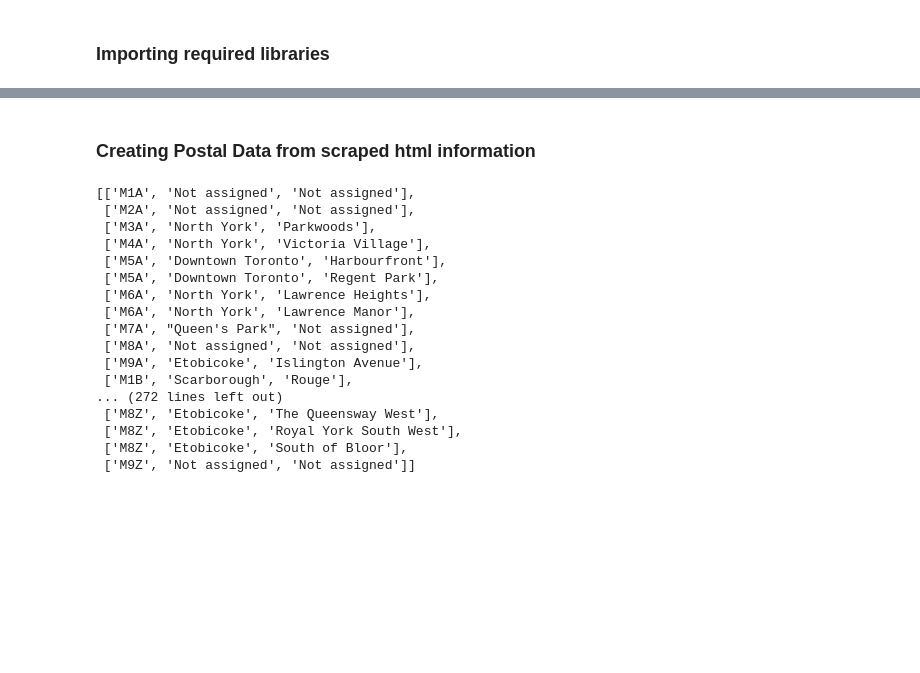
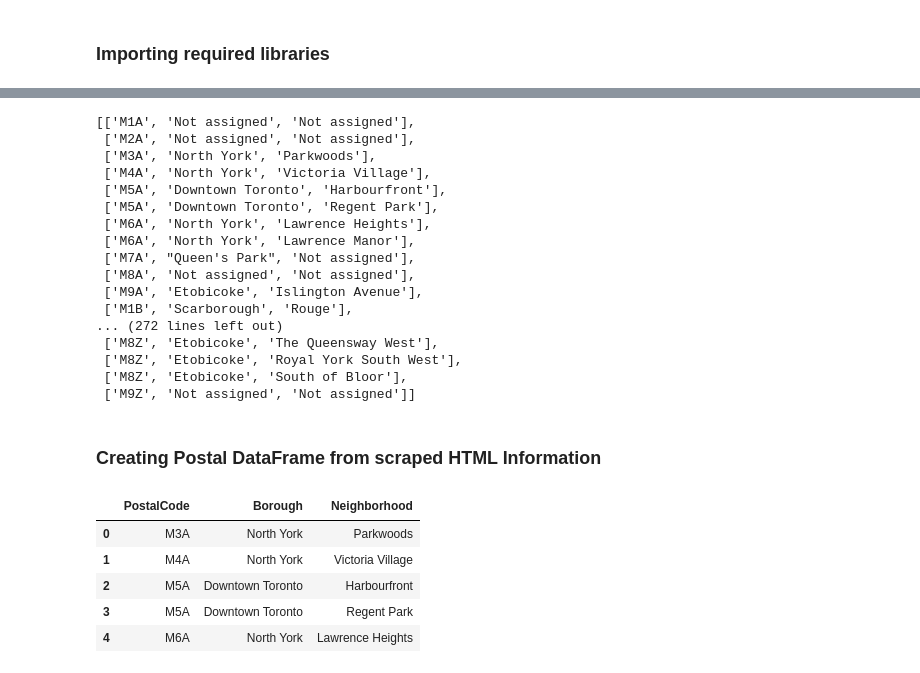
Before and after one commit to abhuday-singh/coursera-capstone, a Jupyter notebook: Neighborhoods_in_Toronto.ipynb, the cells around one changed output, grey strips where cells are left out. Cells and saved outputs as stored; diff of their text form; code cells hidden in the pictures; blank space fills up the shorter version.

```diff
--- a/Neighborhoods_in_Toronto.ipynb
+++ b/Neighborhoods_in_Toronto.ipynb
@@ -55,28 +12,42 @@ raw_data
+# %%
+raw_data = soup.body.find(class_='wikitable sortable')
+postal_data = []
+for rows in raw_data.find_all('tr'):
+    if(rows.find('td')):
+        cols = rows.find_all('td')
+        cols = [item.text.strip() for item in cols]
+        postal_data.append(cols)
+
+postal_data
+# %% [output]
+[['M1A', 'Not assigned', 'Not assigned'],
+ ['M2A', 'Not assigned', 'Not assigned'],
+ ['M3A', 'North York', 'Parkwoods'],
+ ['M4A', 'North York', 'Victoria Village'],
+ ['M5A', 'Downtown Toronto', 'Harbourfront'],
+ ['M5A', 'Downtown Toronto', 'Regent Park'],
+ ['M6A', 'North York', 'Lawrence Heights'],
+ ['M6A', 'North York', 'Lawrence Manor'],
+ ['M7A', "Queen's Park", 'Not assigned'],
+ ['M8A', 'Not assigned', 'Not assigned'],
+ ['M9A', 'Etobicoke', 'Islington Avenue'],
+ ['M1B', 'Scarborough', 'Rouge'],
+... (272 lines left out)
+ ['M8Z', 'Etobicoke', 'The Queensway West'],
+ ['M8Z', 'Etobicoke', 'Royal York South West'],
+ ['M8Z', 'Etobicoke', 'South of Bloor'],
+ ['M9Z', 'Not assigned', 'Not assigned']]
 # %% [markdown]
-###  Creating Postal Data from scraped html information
+###  Creating Postal DataFrame from scraped HTML Information
-# %%
-postal_data = []
-for rows in raw_data.find_all('tr'):
-    if(rows.find('td')):
-        cols = rows.find_all('td')
-        cols = [item.text.strip() for item in cols]
-        postal_data.append(cols)
-postal_data
-# %% [output]
-[['M1A', 'Not assigned', 'Not assigned'],
- ['M2A', 'Not assigned', 'Not assigned'],
- ['M3A', 'North York', 'Parkwoods'],
- ['M4A', 'North York', 'Victoria Village'],
- ['M5A', 'Downtown Toronto', 'Harbourfront'],
- ['M5A', 'Downtown Toronto', 'Regent Park'],
- ['M6A', 'North York', 'Lawrence Heights'],
- ['M6A', 'North York', 'Lawrence Manor'],
- ['M7A', "Queen's Park", 'Not assigned'],
- ['M8A', 'Not assigned', 'Not assigned'],
- ['M9A', 'Etobicoke', 'Islington Avenue'],
- ['M1B', 'Scarborough', 'Rouge'],
-... (272 lines left out)
- ['M8Z', 'Etobicoke', 'The Queensway West'],
- ['M8Z', 'Etobicoke', 'Royal York South West'],
- ['M8Z', 'Etobicoke', 'South of Bloor'],
- ['M9Z', 'Not assigned', 'Not assigned']]
+# %%
+df = pd.DataFrame(postal_data, columns=['PostalCode','Borough','Neighborhood'])
+df = df[df.Borough != 'Not assigned'].reset_index(drop=True)
+df.Neighborhood[df.Neighborhood == "Not assigned"] = df.Borough[df.Neighborhood == "Not assigned"]
+df.head()
+# %% [output]
+|  | PostalCode | Borough | Neighborhood |
+| 0 | M3A | North York | Parkwoods |
+| 1 | M4A | North York | Victoria Village |
+| 2 | M5A | Downtown Toronto | Harbourfront |
+| 3 | M5A | Downtown Toronto | Regent Park |
+| 4 | M6A | North York | Lawrence Heights |
```
Also changed, not shown: parts of 10 cells of this notebook.
